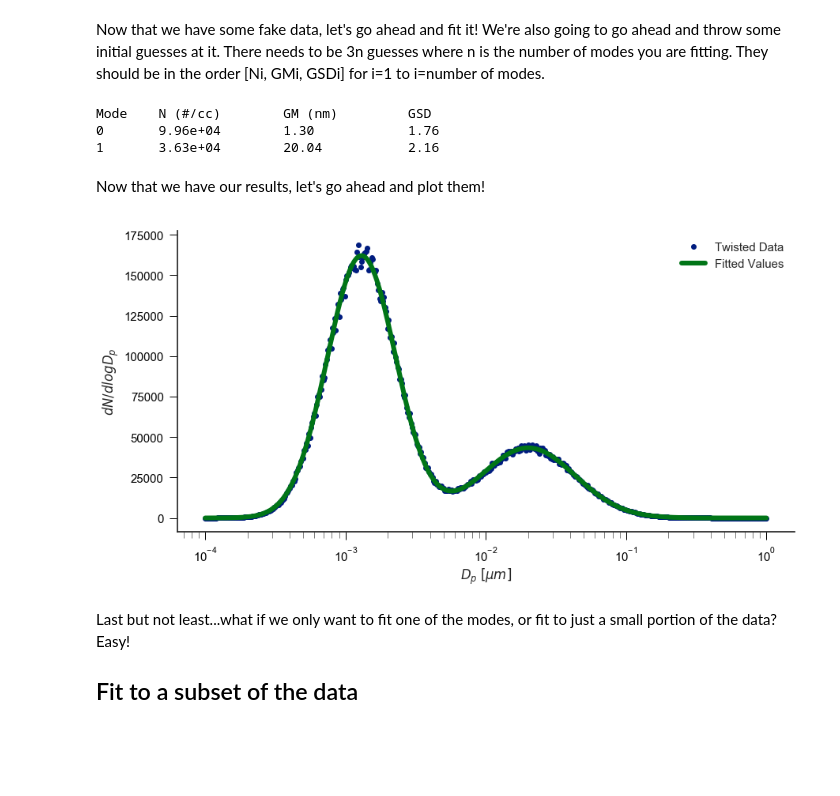
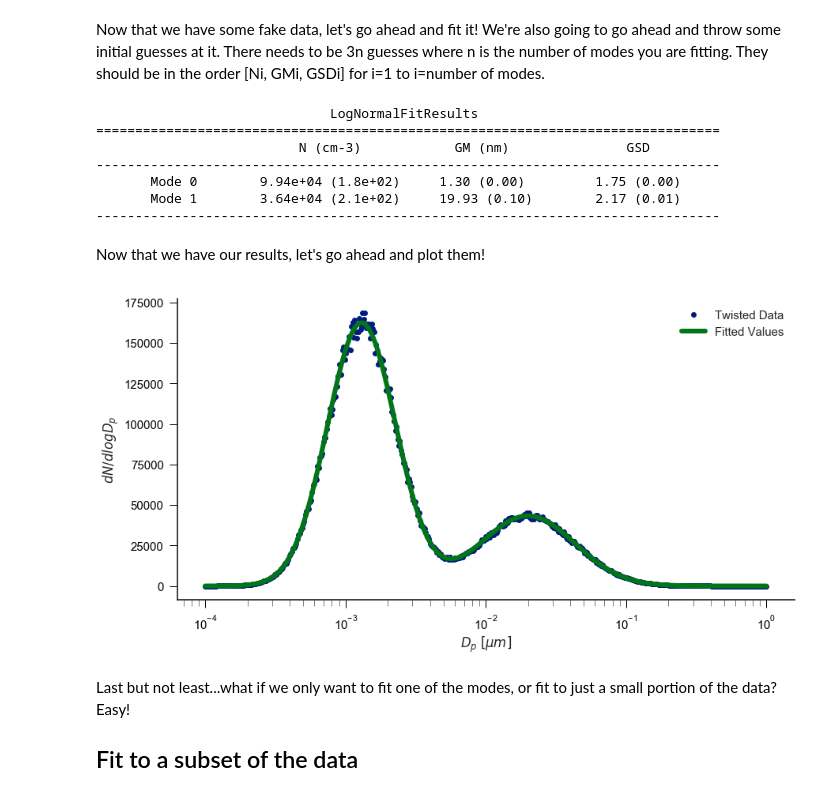
Before and after one commit to quant-aq/py-smps, a Jupyter notebook: examples/Fit a Multi-Modal Distribution.ipynb, the cells around one changed output. Drawn from its saved outputs; the diff is of its cells as text; code cells hidden in the pictures; blank space fills up the shorter version.

```diff
--- a/examples/Fit a Multi-Modal Distribution.ipynb
+++ b/examples/Fit a Multi-Modal Distribution.ipynb
@@ -192,29 +183,33 @@ p0 = [1e5, 1e-3, 2, 3e4, 20e-3, 2]
 
 results = model.fit(X, Y, modes=2, p0=p0)
 
-print (results['summary'])
+print (results.summary())
 # %% [output]
-Mode    N (#/cc)        GM (nm)         GSD
-0       9.96e+04        1.30            1.76
-1       3.63e+04        20.04           2.16
+                              LogNormalFitResults
+================================================================================
+                          N (cm-3)            GM (nm)               GSD
+--------------------------------------------------------------------------------
+       Mode 0        9.94e+04 (1.8e+02)     1.30 (0.00)         1.75 (0.00)
+       Mode 1        3.64e+04 (2.1e+02)     19.93 (0.10)        2.17 (0.01)
+--------------------------------------------------------------------------------
 # %% [markdown]
 Now that we have our results, let's go ahead and plot them!
 # %%
 with sns.axes_style('ticks', smps.plots.rc_log):
     fig, ax = plt.subplots(1, figsize=(14, 7))
 
     ax.plot(dp, twisted, 'o', label="Twisted Data")
-    ax.plot(dp, results['fittedvalues'], lw=6, label="Fitted Values")
+    ax.plot(dp, results.fittedvalues, lw=6, label="Fitted Values")
 
     ax.set_xlabel("$D_p \; [\mu m]$")
     ax.set_ylabel("$dN/dlogD_p$")
     ax.semilogx()
     ax.legend()
 
 sns.despine()
 plt.show()
 # %% [output]
-[figure, old version]
+[figure, new version]
 # %% [markdown]
 Last but not least...what if we only want to fit one of the modes, or fit to just a small portion of the data? Easy!
 
```
Also changed, not shown: parts of 13 cells of this notebook, 1 other file.
